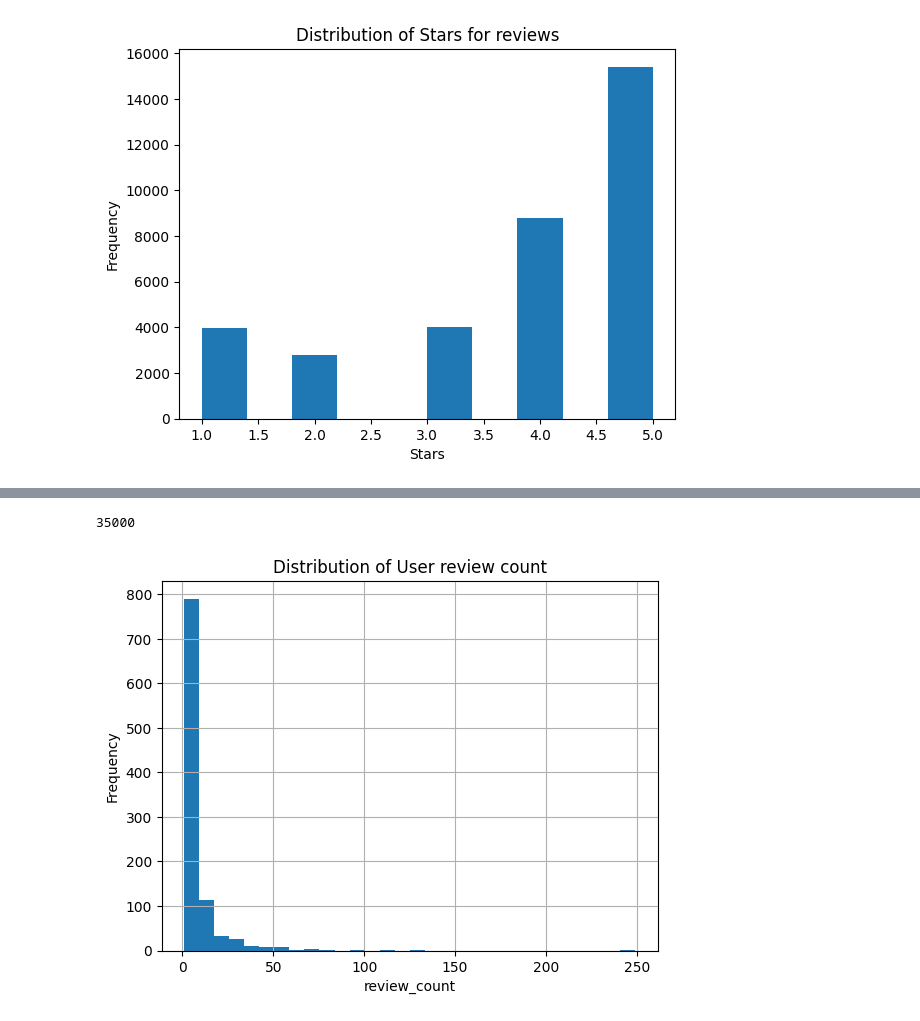
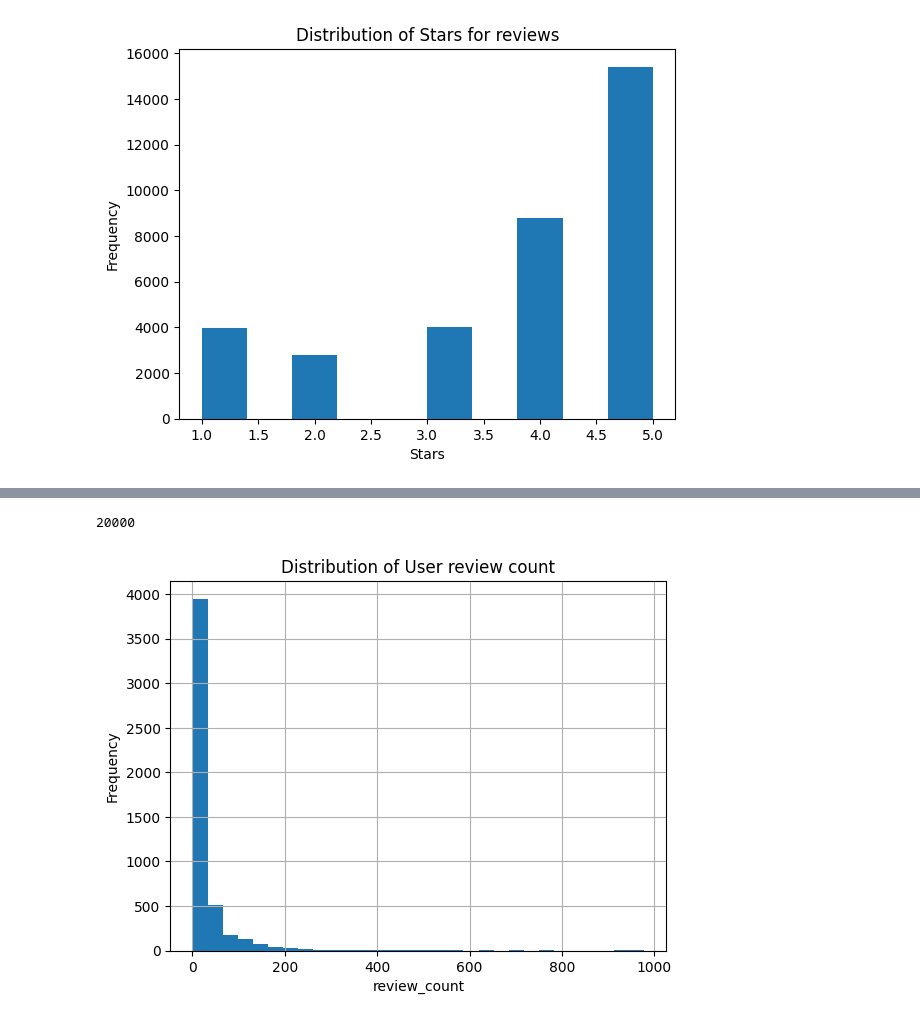
Before and after one commit to ursumarius/review-analysis-intro-ml-jads, a Jupyter notebook: EDA.ipynb, the cells around one changed output, grey strips where cells are left out. Drawn from its saved outputs; the diff is of its cells as text; code cells hidden in the pictures.

Commit message:
Additional EDA incl. plots of pair, scatter. Correction frame size computation

```diff
--- a/EDA.ipynb
+++ b/EDA.ipynb
@@ -46,16 +54,16 @@ user.head()
 5 rows × 22 columns
 # %%
-num_rows = review.shape[0]
+num_rows = user.shape[0]
 print(num_rows)
 # %% [output]
-35000
+20000
 # %%
 #select only 1000 values and plot the review_count
 
-user[0:999]['review_count'].hist(bins=30)
+user[0:4999]['review_count'].hist(bins=30)
 plt.xlabel('review_count')
 plt.ylabel('Frequency')
 plt.title('Distribution of User review count')
 plt.show()
 # %% [output]
-[figure, old version]
+[figure, new version]
```
Also changed, not shown: parts of 7 cells of this notebook.
